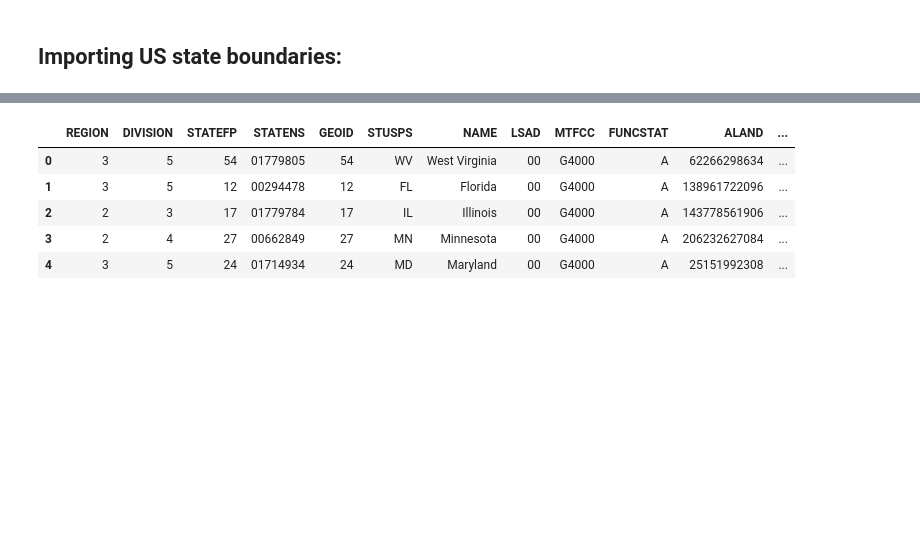
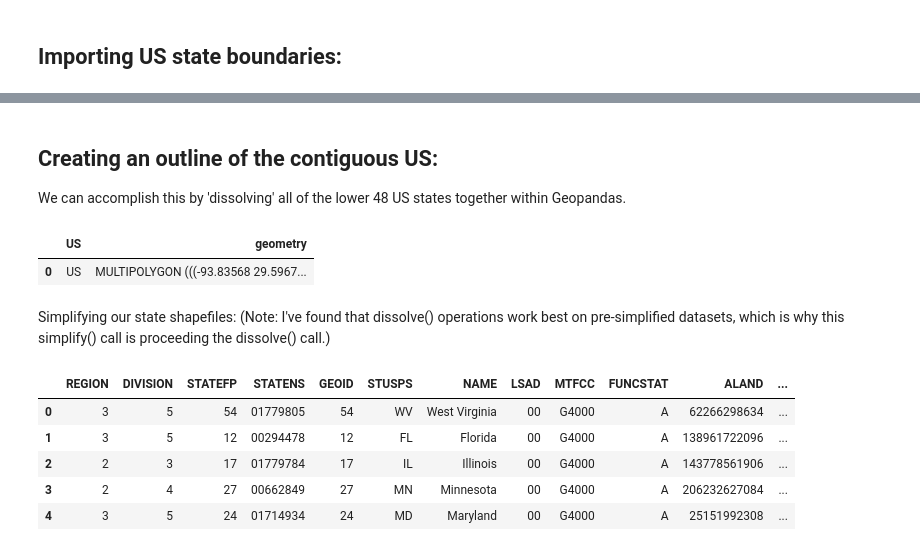
Before and after one commit to kburchfiel/desktop_maps, a Jupyter notebook: desktop_maps.ipynb, the cells around one changed output, grey strips where cells are left out. Cells and saved outputs as stored; diff of their text form; code cells hidden in the pictures; blank space fills up the shorter version.

```diff
--- a/desktop_maps.ipynb
+++ b/desktop_maps.ipynb
@@ -110 +145,19 @@ gdf_roads
+# %% [markdown]
+## Creating an outline of the contiguous US:
+
+We can accomplish this by 'dissolving' all of the lower 48 US states together within Geopandas.
+# %%
+gdf_us_outline = gdf_states.copy()
+gdf_us_outline['US'] = 'US'
+gdf_us_outline = gdf_us_outline[['US', 'geometry']].dissolve(
+    by = 'US').reset_index()
+# See https://geopandas.org/en/stable/docs/user_guide/aggregation_with_dissolve.html
+gdf_us_outline
+# %% [output]
+|  | US | geometry |
+| 0 | US | MULTIPOLYGON (((-93.83568 29.5967... |
+# %% [markdown]
+Simplifying our state shapefiles:
+(Note: I've found that dissolve() operations work best on pre-simplified datasets, which is why
+this simplify() call is proceeding the dissolve() call.)
 # %%
```
Also changed, not shown: parts of 43 cells of this notebook, 8 other files.
